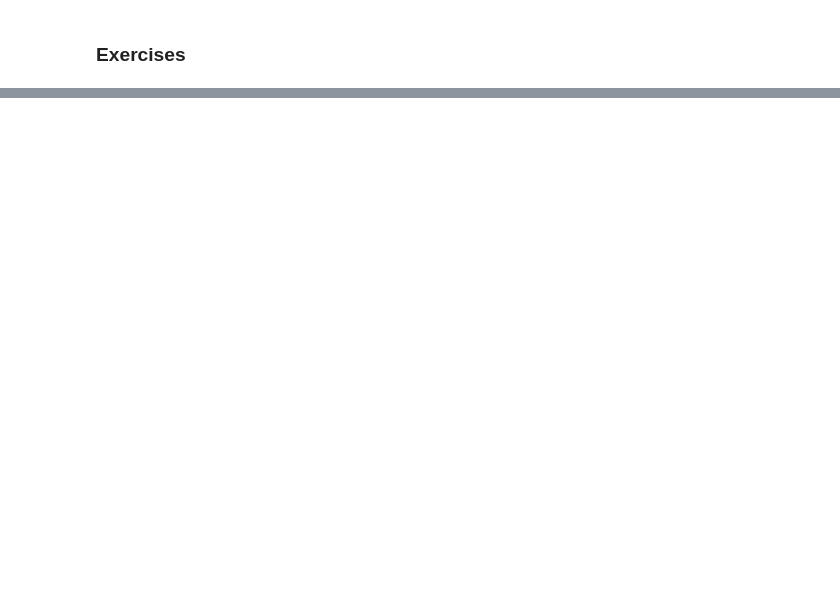
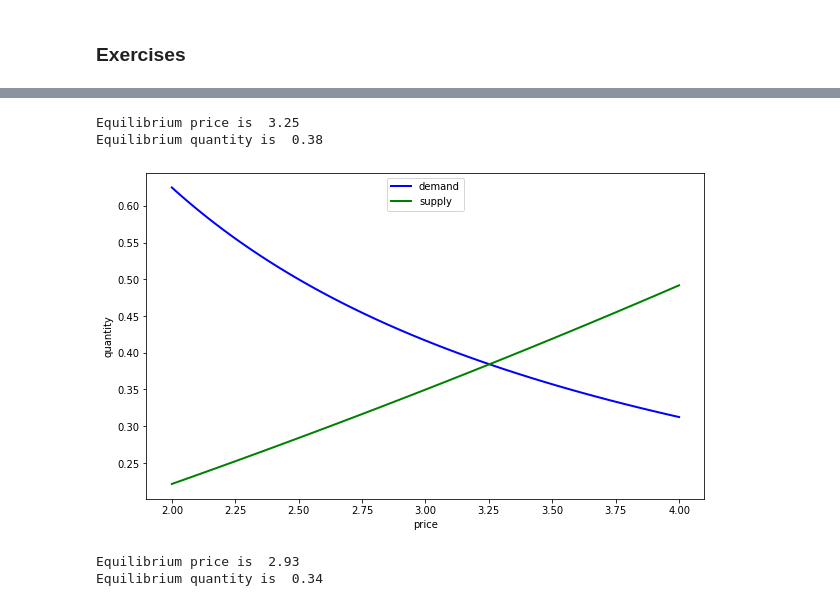
Before and after one commit to caiquemiranda/python-economics-and-finance, a Jupyter notebook: 15-Writing-good-code.ipynb, the cells around one changed output, grey strips where cells are left out. Saved outputs shown, nothing was run; the diff lists cells and outputs as text; code cells hidden in the pictures; blank space fills up the shorter version.

```diff
--- a/15-Writing-good-code.ipynb
+++ b/15-Writing-good-code.ipynb
@@ -104,0 +124,16 @@ plt.show()
+# %%
+# Now plot
+grid = np.linspace(2, 4, 100)
+fig, ax = plt.subplots()
+
+qs = np.exp(0.1 * grid) - 1
+qd = grid**(-1)
+
+ax.plot(grid, qd, 'b-', lw = 2, label = 'demand')
+ax.plot(grid, qs, 'g-', lw = 2, label = 'supply')
+
+ax.set_xlabel('price')
+ax.set_ylabel('quantity')
+ax.legend(loc='upper center')
+
+plt.show()
@@ -104,0 +142,33 @@ plt.show()
+# %%
+# Compute equilibrium
+def h(p):
+
+    return 1.25 * p**(-1) - (np.exp(0.1 * p) - 1)
+
+p_star = brentq(h, 2, 4)
+
+q_star = np.exp(0.1 * p_star) - 1
+
+print(f'Equilibrium price is {p_star: .2f}')
+print(f'Equilibrium quantity is {q_star: .2f}')
+# %% [output]
+Equilibrium price is  3.25
+Equilibrium quantity is  0.38
+# %%
+# Now plot
+p_grid = np.linspace(2, 4, 100)
+fig, ax = plt.subplots()
+
+qs = np.exp(0.1 * p_grid) - 1
+qd = 1.25 * p_grid**(-1)
+
+ax.plot(grid, qd, 'b-', lw = 2, label = 'demand')
+ax.plot(grid, qs, 'g-', lw = 2, label = 'supply')
+
+ax.set_xlabel('price')
+ax.set_ylabel('quantity')
+ax.legend(loc='upper center')
+
+plt.show()
+# %% [output]
+[figure, added]
@@ -104,0 +216,5 @@ plt.show()
+# %%
+eq.compute_equilibrium()
+# %% [output]
+Equilibrium price is  2.93
+Equilibrium quantity is  0.34
```
Also changed, not shown: parts of 11 cells of this notebook.
